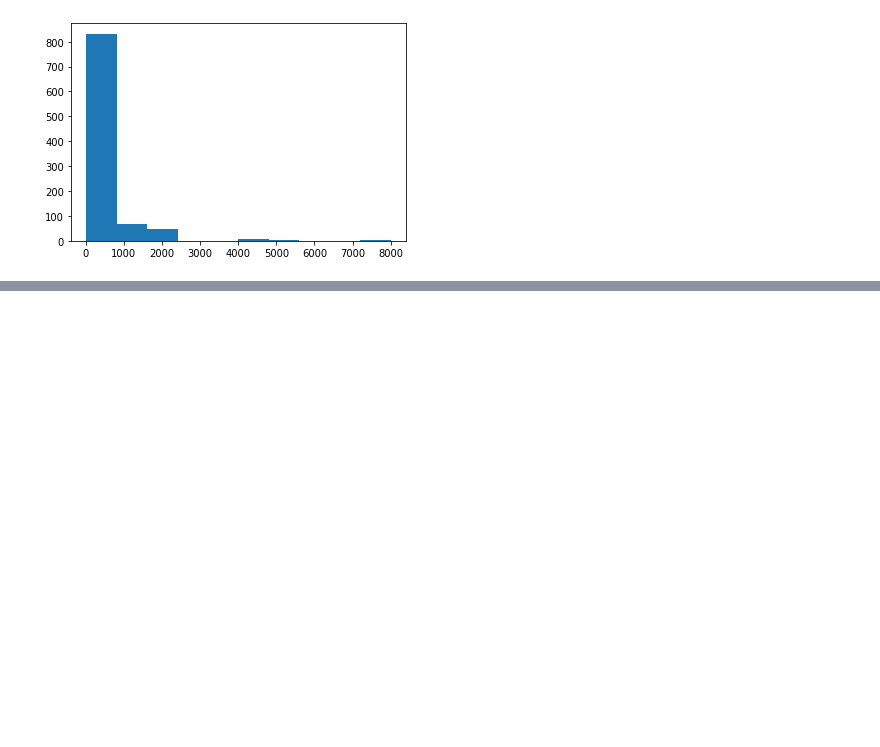
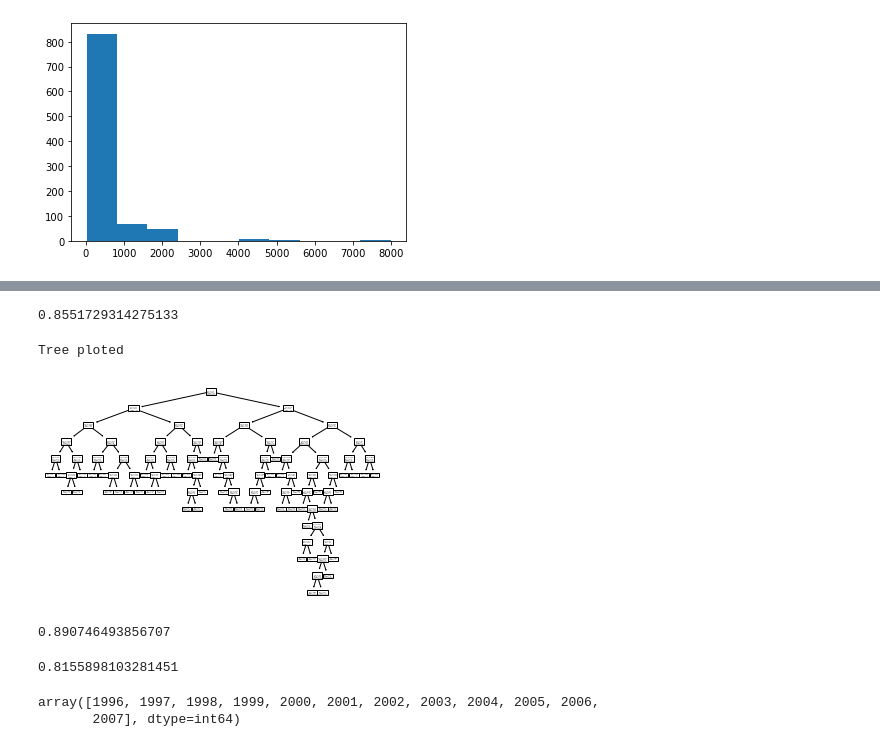
Before and after one commit to krzysztofnyczka/TFT_predictor, a Jupyter notebook: Camera_Tree.ipynb, the cells around one changed output, grey strips where cells are left out. Drawn from its saved outputs; the diff is of its cells as text; code cells hidden in the pictures; blank space fills up the shorter version.

```diff
--- a/Camera_Tree.ipynb
+++ b/Camera_Tree.ipynb
@@ -59,0 +103,36 @@ model.score(X_test, Y_test)
+# %%
+train = df.sample(frac=0.8)
+test  = df.drop(train.index)
+X_train = train.drop('Release date', axis=1)
+X_test  =  test.drop('Release date', axis=1)
+Y_train = train['Release date']
+Y_test  =  test['Release date']
+# %%
+dtr = DecisionTreeRegressor(min_samples_leaf=12)
+dtr.fit(X_train, Y_train)
+dtr.score(X_test, Y_test)
+# %% [output]
+0.8551729314275133
+# %%
+tree.plot_tree(dtr.fit(X_train, Y_train))
+print("Tree ploted")
+# %% [output]
+Tree ploted
+[figure, added]
+# %%
+Y_predict = dtr.predict(X_test)
+residuals = Y_predict-Y_test
+mean_error = residuals.abs().mean()
+dtr.score(X_train, Y_train)
+# %% [output]
+0.890746493856707
+# %%
+mean_error
+# %% [output]
+0.8155898103281451
+# %%
+release_dates = np.unique(df['Release date'])
+release_dates
+# %% [output]
+array([1996, 1997, 1998, 1999, 2000, 2001, 2002, 2003, 2004, 2005, 2006,
+       2007], dtype=int64)
```
Also changed, not shown: parts of 13 cells of this notebook, 1 other file.
